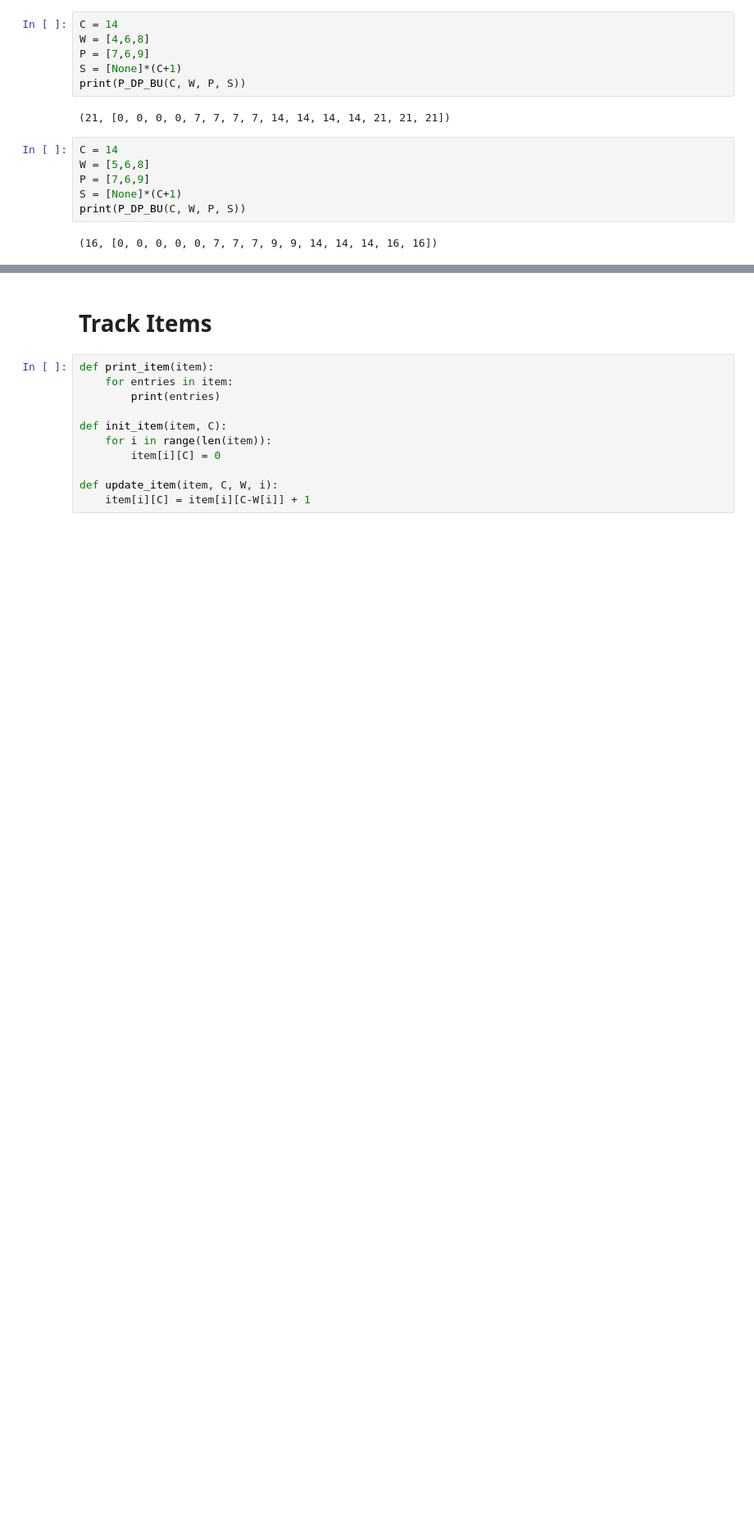
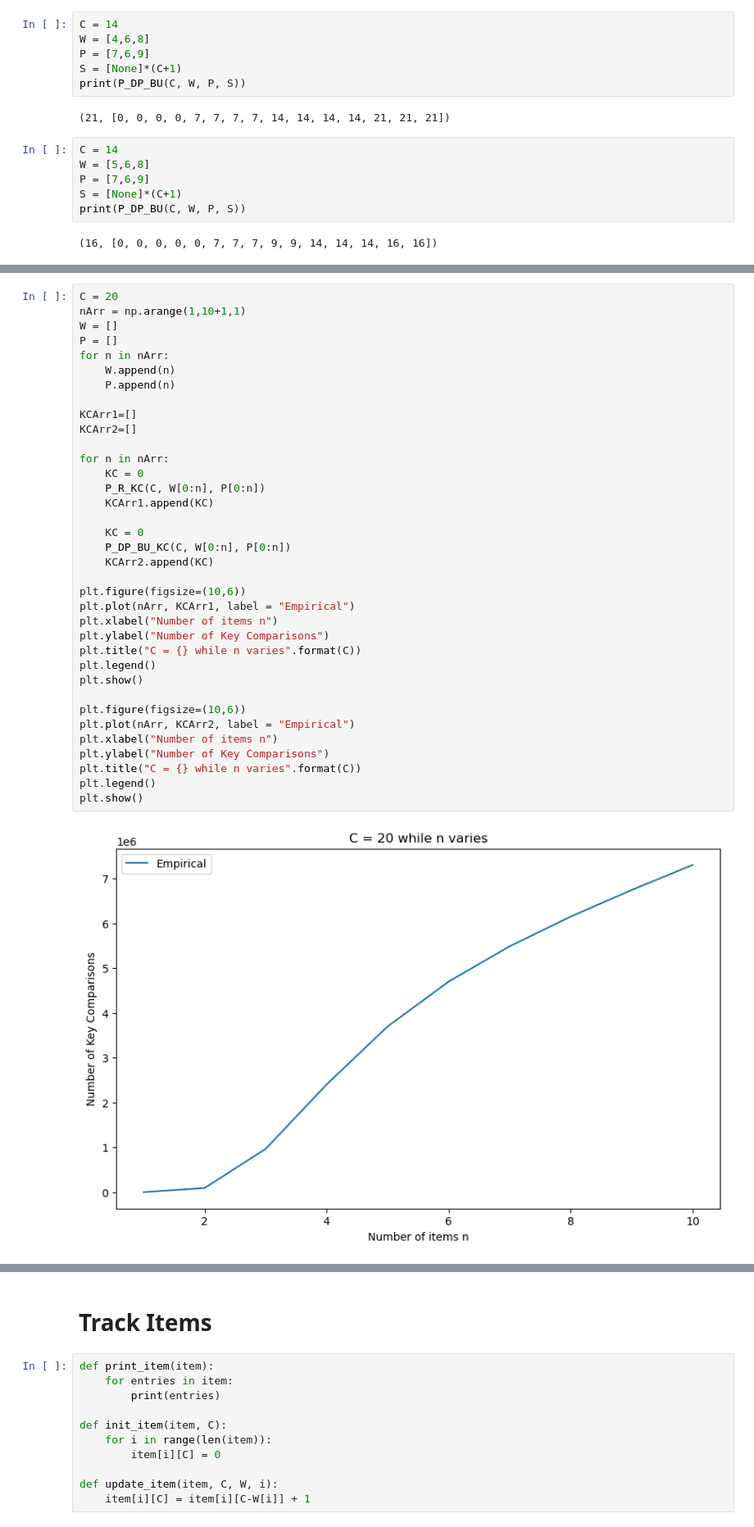
Before and after one commit to TiangSoonYong/SC2001-Team-7, a Jupyter notebook: Example 3/Example 3.ipynb, the cells around one changed output, grey strips where cells are left out. Shown at 82% size. Cells and saved outputs as stored; diff of their text form; blank space fills up the shorter version.

```diff
--- a/Example 3/Example 3.ipynb
+++ b/Example 3/Example 3.ipynb
@@ -66,0 +157,38 @@ print(P_DP_BU(C, W, P, S))
+# %%
+C = 20
+nArr = np.arange(1,10+1,1)
+W = []
+P = []
+for n in nArr:
+    W.append(n)
+    P.append(n)
+
+KCArr1=[]
+KCArr2=[]
+
+for n in nArr:
+    KC = 0
+    P_R_KC(C, W[0:n], P[0:n])
+    KCArr1.append(KC)
+
+    KC = 0
+    P_DP_BU_KC(C, W[0:n], P[0:n])
+    KCArr2.append(KC)
+
+plt.figure(figsize=(10,6))
+plt.plot(nArr, KCArr1, label = "Empirical")
+plt.xlabel("Number of items n")
+plt.ylabel("Number of Key Comparisons")
+plt.title("C = {} while n varies".format(C))
+plt.legend()
+plt.show()
+
+plt.figure(figsize=(10,6))
+plt.plot(nArr, KCArr2, label = "Empirical")
+plt.xlabel("Number of items n")
+plt.ylabel("Number of Key Comparisons")
+plt.title("C = {} while n varies".format(C))
+plt.legend()
+plt.show()
+# %% [output]
+[figure, added]
```
Also changed, not shown: parts of 4 cells of this notebook.
